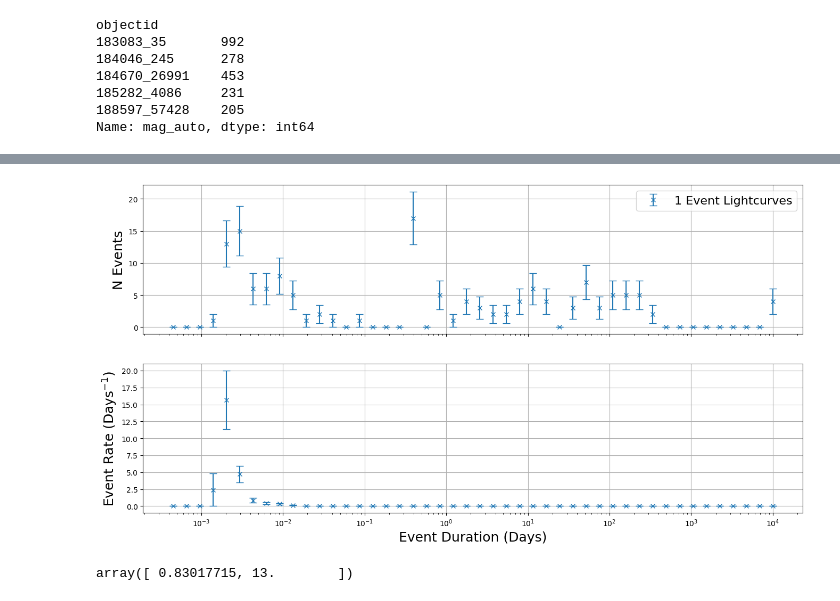
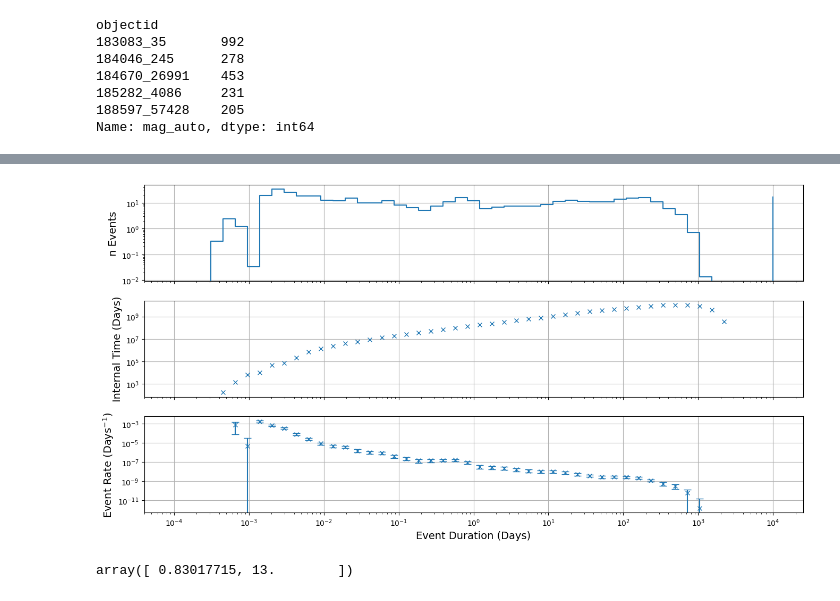
Before and after one commit to adriansh95/StringMicrolensing, a Jupyter notebook: analyze_nsc_lensing_candidates.ipynb, the cells around one changed output, grey strips where cells are left out. Drawn from its saved outputs; the diff is of its cells as text; code cells hidden in the pictures.

```diff
--- a/analyze_nsc_lensing_candidates.ipynb
+++ b/analyze_nsc_lensing_candidates.ipynb
@@ -523,3 +515,18 @@ objectid
 185282_4086     231
 188597_57428    205
 Name: mag_auto, dtype: int64
+# %%
+unimodal_times = internal_times_all.xs("Unimodal", level=1, drop_level=False)
+# %%
+achrom2_times = datalab_utils.internal_lensable_time(lc_df_achrom2, taus)
+# %%
+achrom2_time_data = np.vstack([achrom2_times[k]
+                               for k in achrom2_times.keys()])
+achrom2_index_tuples = ([("All_batches", "Background", filter_sequence)
+                         for filter_sequence in achrom2_times.keys()])
+times_idx = pd.MultiIndex.from_tuples(achrom2_index_tuples)
+achrom2_times_df = pd.DataFrame(data=achrom2_time_data, index=times_idx,
+                                columns=[f"tau{i}" for i in range(len(taus))])
+# %%
+achrom2_times_df = pd.concat((unimodal_times, achrom2_times_df))
+achrom2_times_df.index.set_names(["batch", "star_class", "bright_filters"], inplace=True)
@@ -526,32 +581,30 @@ Name: mag_auto, dtype: int64
 # %%
-fig, axes = plt.subplots(2, 1, figsize=(16, 8), sharex=True)
-cmap = plt.get_cmap("gist_rainbow")
-n = len(cadence_results_achromatic_factor.keys())
-norm = Normalize(vmin=0, vmax=n-1)
-colors = [cmap(norm(i)) for i in range(n)]
-k = "1"
-v = cadence_results_achromatic_factor[k]
-c = colors[0]
+fig, axes = plt.subplots(3, 1, figsize=(16, 8), sharex=True)
+y0 = hist_counts[2]
+y1 = achrom2_times_df.sum(axis=0).values
+m = y1 > 0
+y2 = y0[m] / y1[m]
 
-# for (k, v), c in zip(cadence_results_achromatic_factor.items(), colors):
-m = v[0] > 0
-event_rate = v[1][m] / v[0][m]
-err = np.sqrt(v[1][m]) / v[0][m]
-axes[0].errorbar(taus[m], v[1][m], yerr=np.sqrt(v[1][m]), capsize=5, marker='x', label=f"{k} Event Lightcurves", ls="None")
-axes[1].errorbar(taus[m], event_rate, yerr=err, capsize=5, marker='x', ls="None")
+err = np.sqrt(y0[m]) / y1[m]
+axes[0].plot(taus, y0, ds="steps-post")
+axes[1].errorbar(taus, y1, capsize=5, marker='x', ls="None")
+axes[2].errorbar(taus[m][1:], y2[1:], yerr=err[1:], capsize=5, marker='x', ls="None")
 
 for ax in axes:
     ax.set_xscale("log")
+    ax.set_yscale("log")
     ax.grid(visible=True)
 
-axes[0].set_ylabel("N Events", fontsize=18)
-axes[0].legend(fontsize=16)
-axes[1].set_xlabel("Event Duration (Days)", fontsize=18)
-axes[1].set_ylabel(r"Event Rate (Days$^{-1}$)", fontsize=18)
+axes[0].set_ylabel("n Events", fontsize=14)
+axes[1].set_ylabel("Internal Time (Days)", fontsize=14)
+# axes[0].legend(fontsize=16)
+axes[2].set_xlabel("Event Duration (Days)", fontsize=14)
+axes[2].set_ylabel(r"Event Rate (Days$^{-1}$)", fontsize=14)
 plt.show(fig)
+fig.savefig(f"{fig_dir}event_rate_3subplots.png")
 plt.close(fig)
 # %% [output]
-[figure, old version]
+[figure, new version]
 # %%
 d = pd.read_parquet(f"{results_dir}lightcurves_batch29.parquet")
 # %%
```
Also changed, not shown: parts of 9 cells of this notebook.
